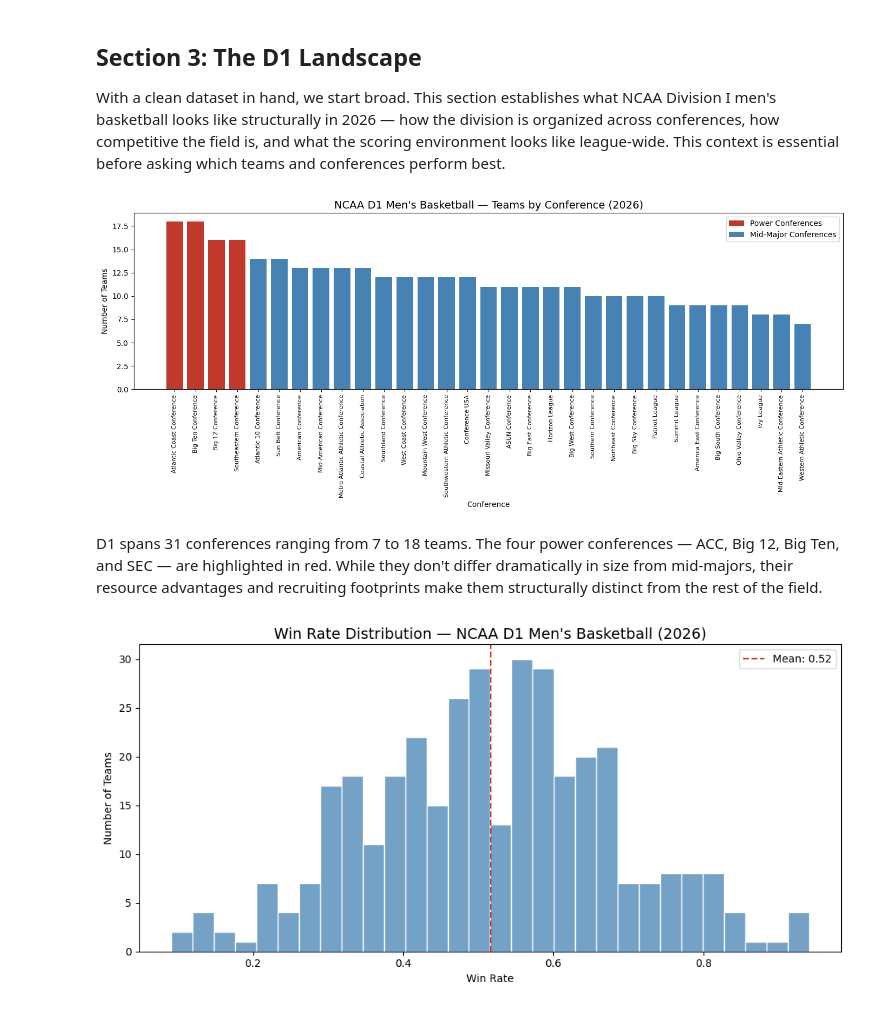
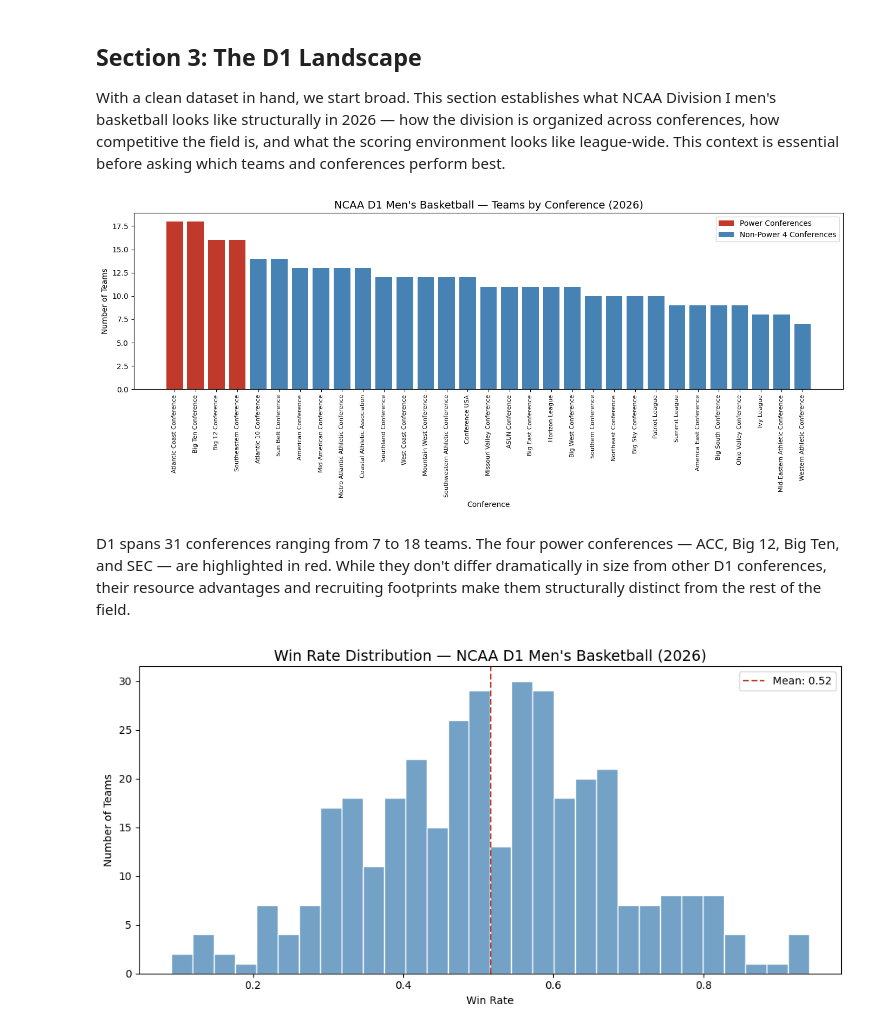
Before and after one commit to kathrynwason/ncaa-d1-basketball-analysis, a Jupyter notebook: ncaa_d1_basketball_analysis.ipynb, the cells around one changed output. Saved outputs shown, nothing was run; the diff lists cells and outputs as text; code cells hidden in the pictures.

```diff
--- a/ncaa_d1_basketball_analysis.ipynb
+++ b/ncaa_d1_basketball_analysis.ipynb
@@ -309,34 +341,33 @@ league-wide. This context is essential before asking which teams and conferences
 # %%
 # Teams per conference
 conf_counts = df_d1_teams.groupby("CONFERENCE")["TEAM_ID"].count().sort_values(ascending=False).reset_index()
 conf_counts.columns = ["conference", "team_count"]
 
 power_conferences = ["Atlantic Coast Conference", "Big Ten Conference", "Big 12 Conference", "Southeastern Conference"]
 
 colors = ["#c0392b" if c in power_conferences else "steelblue" for c in conf_counts["conference"]]
 
 fig, ax = plt.subplots(figsize=(14, 6))
 bars = ax.bar(conf_counts["conference"], conf_counts["team_count"], color=colors)
 
 ax.set_title("NCAA D1 Men's Basketball — Teams by Conference (2026)", fontsize=14)
 ax.set_xlabel("Conference")
 ax.set_ylabel("Number of Teams")
 ax.tick_params(axis="x", rotation=90, labelsize=8)
 
 # Legend
 from matplotlib.patches import Patch
 legend_elements = [Patch(facecolor="#c0392b", label="Power Conferences"),
-                   Patch(facecolor="steelblue", label="Mid-Major Conferences")]
+                   Patch(facecolor="steelblue", label="Non-Power 4 Conferences")]
 ax.legend(handles=legend_elements)
 
 plt.tight_layout()
 plt.show()
 # %% [output]
-[figure, old version]
+[figure, new version]
 # %% [markdown]
 D1 spans 31 conferences ranging from 7 to 18 teams. The four power conferences — ACC,
-Big 12, Big Ten, and SEC — are highlighted in red. While they don't differ dramatically
-in size from mid-majors, their resource advantages and recruiting footprints make them
+Big 12, Big Ten, and SEC — are highlighted in red. While they don't differ dramatically in size from other D1 conferences, their resource advantages and recruiting footprints make them
 structurally distinct from the rest of the field.
 # %%
 fig, ax = plt.subplots(figsize=(10, 5))
```
Also changed, not shown: parts of 57 cells of this notebook.
